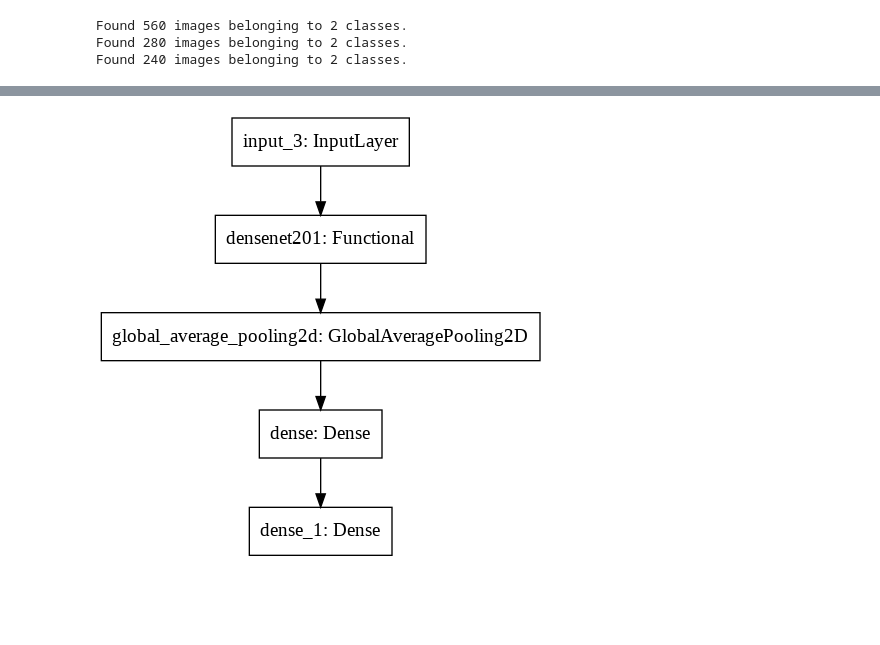
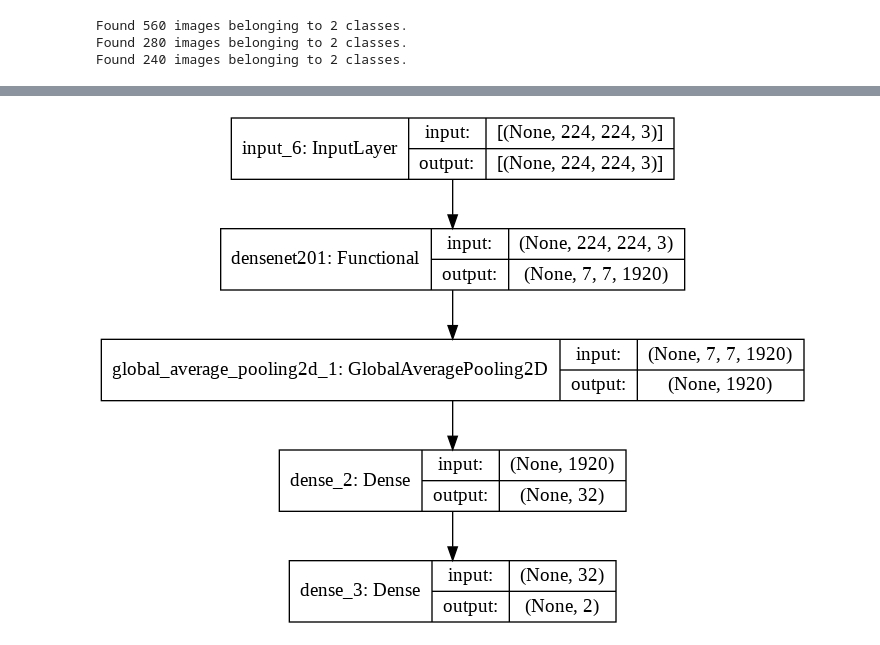
Before and after one commit to Gcolasanto97/Individuazione-di-stati-di-alterazione, a Jupyter notebook: Drunk_DenseCNN.ipynb, the cells around one changed output, grey strips where cells are left out. Saved outputs shown, nothing was run; the diff lists cells and outputs as text; code cells hidden in the pictures; blank space fills up the shorter version.

```diff
--- a/Drunk_DenseCNN.ipynb
+++ b/Drunk_DenseCNN.ipynb
@@ -93,9 +93,9 @@ Trainable params: 61,538
 Non-trainable params: 18,321,984
 _________________________________________________________________
 # %%
-plot_model(model, to_file='model_plot.png', show_shapes=False,  show_dtype=False, show_layer_names=True)
+plot_model(model, to_file='model_plot.png', show_shapes=True,  show_dtype=False, show_layer_names=True)
 # %% [output]
-[figure, old version]
+[figure, new version]
 # %%
 hist = model.fit(
         train_generator, validation_data=validation_generator,
```
Also changed, not shown: parts of 5 cells of this notebook.
